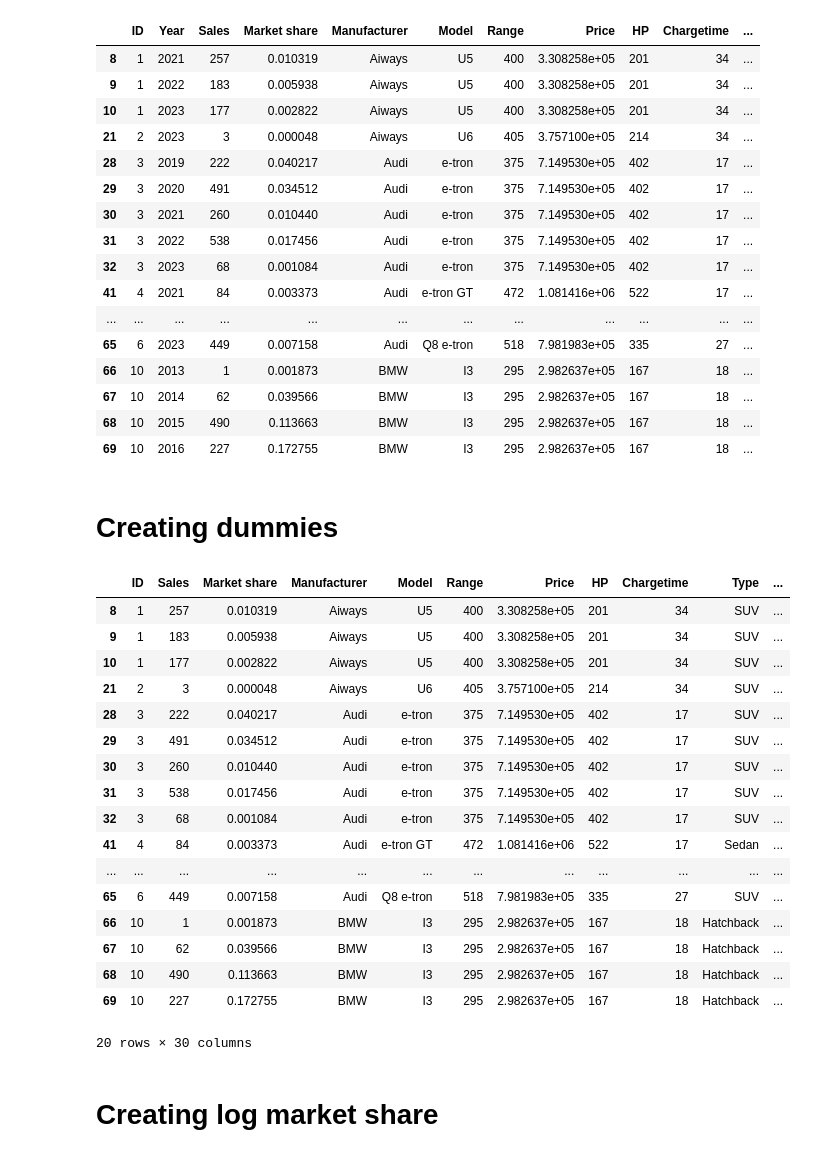
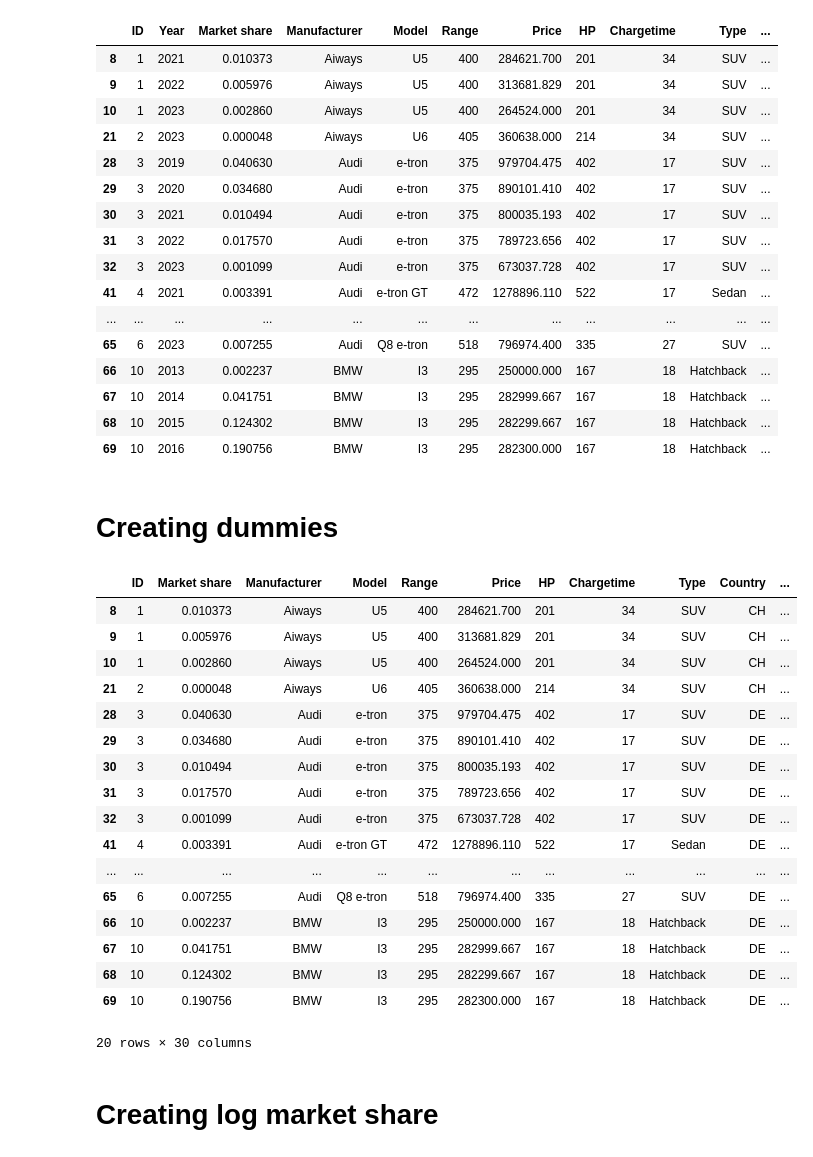
Before and after one commit to Mikkelbos/Bachelor, a Jupyter notebook: OLS.ipynb, the cells around one changed output. Drawn from its saved outputs; the diff is of its cells as text; code cells hidden in the pictures.

```diff
--- a/OLS.ipynb
+++ b/OLS.ipynb
@@ -12,26 +15,26 @@ import seaborn as sns
 # %%
-df = pd.read_csv('dataset.csv')
+df = pd.read_csv('Dataset.csv')
 Nobs=df['ID'].count()
 df['const']=np.ones((Nobs,1))
-data = df[df['Market share'] != 0]
-data.head(20)
+data_est = df[df['Market share'] != 0]
+data_est.head(20)
 # %% [output]
-|  | ID | Year | Sales | Market share | Manufacturer | Model | Range | Price | HP | Chargetime | ... |
-| 8 | 1 | 2021 | 257 | 0.010319 | Aiways | U5 | 400 | 3.308258e+05 | 201 | 34 | ... |
-| 9 | 1 | 2022 | 183 | 0.005938 | Aiways | U5 | 400 | 3.308258e+05 | 201 | 34 | ... |
-| 10 | 1 | 2023 | 177 | 0.002822 | Aiways | U5 | 400 | 3.308258e+05 | 201 | 34 | ... |
-| 21 | 2 | 2023 | 3 | 0.000048 | Aiways | U6 | 405 | 3.757100e+05 | 214 | 34 | ... |
-| 28 | 3 | 2019 | 222 | 0.040217 | Audi | e-tron | 375 | 7.149530e+05 | 402 | 17 | ... |
-| 29 | 3 | 2020 | 491 | 0.034512 | Audi | e-tron | 375 | 7.149530e+05 | 402 | 17 | ... |
-| 30 | 3 | 2021 | 260 | 0.010440 | Audi | e-tron | 375 | 7.149530e+05 | 402 | 17 | ... |
-| 31 | 3 | 2022 | 538 | 0.017456 | Audi | e-tron | 375 | 7.149530e+05 | 402 | 17 | ... |
-| 32 | 3 | 2023 | 68 | 0.001084 | Audi | e-tron | 375 | 7.149530e+05 | 402 | 17 | ... |
-| 41 | 4 | 2021 | 84 | 0.003373 | Audi | e-tron GT | 472 | 1.081416e+06 | 522 | 17 | ... |
+|  | ID | Year | Market share | Manufacturer | Model | Range | Price | HP | Chargetime | Type | ... |
+| 8 | 1 | 2021 | 0.010373 | Aiways | U5 | 400 | 284621.700 | 201 | 34 | SUV | ... |
+| 9 | 1 | 2022 | 0.005976 | Aiways | U5 | 400 | 313681.829 | 201 | 34 | SUV | ... |
+| 10 | 1 | 2023 | 0.002860 | Aiways | U5 | 400 | 264524.000 | 201 | 34 | SUV | ... |
+| 21 | 2 | 2023 | 0.000048 | Aiways | U6 | 405 | 360638.000 | 214 | 34 | SUV | ... |
+| 28 | 3 | 2019 | 0.040630 | Audi | e-tron | 375 | 979704.475 | 402 | 17 | SUV | ... |
+| 29 | 3 | 2020 | 0.034680 | Audi | e-tron | 375 | 890101.410 | 402 | 17 | SUV | ... |
+| 30 | 3 | 2021 | 0.010494 | Audi | e-tron | 375 | 800035.193 | 402 | 17 | SUV | ... |
+| 31 | 3 | 2022 | 0.017570 | Audi | e-tron | 375 | 789723.656 | 402 | 17 | SUV | ... |
+| 32 | 3 | 2023 | 0.001099 | Audi | e-tron | 375 | 673037.728 | 402 | 17 | SUV | ... |
+| 41 | 4 | 2021 | 0.003391 | Audi | e-tron GT | 472 | 1278896.110 | 522 | 17 | Sedan | ... |
 | ... | ... | ... | ... | ... | ... | ... | ... | ... | ... | ... | ... |
-| 65 | 6 | 2023 | 449 | 0.007158 | Audi | Q8 e-tron | 518 | 7.981983e+05 | 335 | 27 | ... |
-| 66 | 10 | 2013 | 1 | 0.001873 | BMW | I3 | 295 | 2.982637e+05 | 167 | 18 | ... |
-| 67 | 10 | 2014 | 62 | 0.039566 | BMW | I3 | 295 | 2.982637e+05 | 167 | 18 | ... |
-| 68 | 10 | 2015 | 490 | 0.113663 | BMW | I3 | 295 | 2.982637e+05 | 167 | 18 | ... |
-| 69 | 10 | 2016 | 227 | 0.172755 | BMW | I3 | 295 | 2.982637e+05 | 167 | 18 | ... |
+| 65 | 6 | 2023 | 0.007255 | Audi | Q8 e-tron | 518 | 796974.400 | 335 | 27 | SUV | ... |
+| 66 | 10 | 2013 | 0.002237 | BMW | I3 | 295 | 250000.000 | 167 | 18 | Hatchback | ... |
+| 67 | 10 | 2014 | 0.041751 | BMW | I3 | 295 | 282999.667 | 167 | 18 | Hatchback | ... |
+| 68 | 10 | 2015 | 0.124302 | BMW | I3 | 295 | 282299.667 | 167 | 18 | Hatchback | ... |
+| 69 | 10 | 2016 | 0.190756 | BMW | I3 | 295 | 282300.000 | 167 | 18 | Hatchback | ... |
 # %% [markdown]
 # Creating dummies
@@ -41,32 +41,32 @@ df2 = data.copy()
 # %%
 # Creating dummies for each segment
-df2 = pd.get_dummies(df2, columns=['Segment'], drop_first=True)
+data_est = pd.get_dummies(data_est, columns=['Segment'], drop_first=True)
 
 # Creating dummies for each year
-df2 = pd.get_dummies(df2, columns=['Year'], drop_first=True)
+data_est = pd.get_dummies(data_est, columns=['Year'], drop_first=True)
 
 # Creating dummy for china
-df2['China'] = (df2['Country'] == 'CH').astype(int)
+data_est['China'] = (data_est['Country'] == 'CH').astype(int)
 # %%
-df2.head(20)
+data_est.head(20)
 # %% [output]
-|  | ID | Sales | Market share | Manufacturer | Model | Range | Price | HP | Chargetime | Type | ... |
-| 8 | 1 | 257 | 0.010319 | Aiways | U5 | 400 | 3.308258e+05 | 201 | 34 | SUV | ... |
-| 9 | 1 | 183 | 0.005938 | Aiways | U5 | 400 | 3.308258e+05 | 201 | 34 | SUV | ... |
-| 10 | 1 | 177 | 0.002822 | Aiways | U5 | 400 | 3.308258e+05 | 201 | 34 | SUV | ... |
-| 21 | 2 | 3 | 0.000048 | Aiways | U6 | 405 | 3.757100e+05 | 214 | 34 | SUV | ... |
-| 28 | 3 | 222 | 0.040217 | Audi | e-tron | 375 | 7.149530e+05 | 402 | 17 | SUV | ... |
-| 29 | 3 | 491 | 0.034512 | Audi | e-tron | 375 | 7.149530e+05 | 402 | 17 | SUV | ... |
-| 30 | 3 | 260 | 0.010440 | Audi | e-tron | 375 | 7.149530e+05 | 402 | 17 | SUV | ... |
-| 31 | 3 | 538 | 0.017456 | Audi | e-tron | 375 | 7.149530e+05 | 402 | 17 | SUV | ... |
-| 32 | 3 | 68 | 0.001084 | Audi | e-tron | 375 | 7.149530e+05 | 402 | 17 | SUV | ... |
-| 41 | 4 | 84 | 0.003373 | Audi | e-tron GT | 472 | 1.081416e+06 | 522 | 17 | Sedan | ... |
+|  | ID | Market share | Manufacturer | Model | Range | Price | HP | Chargetime | Type | Country | ... |
+| 8 | 1 | 0.010373 | Aiways | U5 | 400 | 284621.700 | 201 | 34 | SUV | CH | ... |
+| 9 | 1 | 0.005976 | Aiways | U5 | 400 | 313681.829 | 201 | 34 | SUV | CH | ... |
+| 10 | 1 | 0.002860 | Aiways | U5 | 400 | 264524.000 | 201 | 34 | SUV | CH | ... |
+| 21 | 2 | 0.000048 | Aiways | U6 | 405 | 360638.000 | 214 | 34 | SUV | CH | ... |
+| 28 | 3 | 0.040630 | Audi | e-tron | 375 | 979704.475 | 402 | 17 | SUV | DE | ... |
+| 29 | 3 | 0.034680 | Audi | e-tron | 375 | 890101.410 | 402 | 17 | SUV | DE | ... |
+| 30 | 3 | 0.010494 | Audi | e-tron | 375 | 800035.193 | 402 | 17 | SUV | DE | ... |
+| 31 | 3 | 0.017570 | Audi | e-tron | 375 | 789723.656 | 402 | 17 | SUV | DE | ... |
+| 32 | 3 | 0.001099 | Audi | e-tron | 375 | 673037.728 | 402 | 17 | SUV | DE | ... |
+| 41 | 4 | 0.003391 | Audi | e-tron GT | 472 | 1278896.110 | 522 | 17 | Sedan | DE | ... |
 | ... | ... | ... | ... | ... | ... | ... | ... | ... | ... | ... | ... |
-| 65 | 6 | 449 | 0.007158 | Audi | Q8 e-tron | 518 | 7.981983e+05 | 335 | 27 | SUV | ... |
-| 66 | 10 | 1 | 0.001873 | BMW | I3 | 295 | 2.982637e+05 | 167 | 18 | Hatchback | ... |
-| 67 | 10 | 62 | 0.039566 | BMW | I3 | 295 | 2.982637e+05 | 167 | 18 | Hatchback | ... |
-| 68 | 10 | 490 | 0.113663 | BMW | I3 | 295 | 2.982637e+05 | 167 | 18 | Hatchback | ... |
-| 69 | 10 | 227 | 0.172755 | BMW | I3 | 295 | 2.982637e+05 | 167 | 18 | Hatchback | ... |
+| 65 | 6 | 0.007255 | Audi | Q8 e-tron | 518 | 796974.400 | 335 | 27 | SUV | DE | ... |
+| 66 | 10 | 0.002237 | BMW | I3 | 295 | 250000.000 | 167 | 18 | Hatchback | DE | ... |
+| 67 | 10 | 0.041751 | BMW | I3 | 295 | 282999.667 | 167 | 18 | Hatchback | DE | ... |
+| 68 | 10 | 0.124302 | BMW | I3 | 295 | 282299.667 | 167 | 18 | Hatchback | DE | ... |
+| 69 | 10 | 0.190756 | BMW | I3 | 295 | 282300.000 | 167 | 18 | Hatchback | DE | ... |
 20 rows × 30 columns
 # %% [markdown]
 # Creating log market share
```
Also changed, not shown: parts of 6 cells of this notebook, 3 other files.
